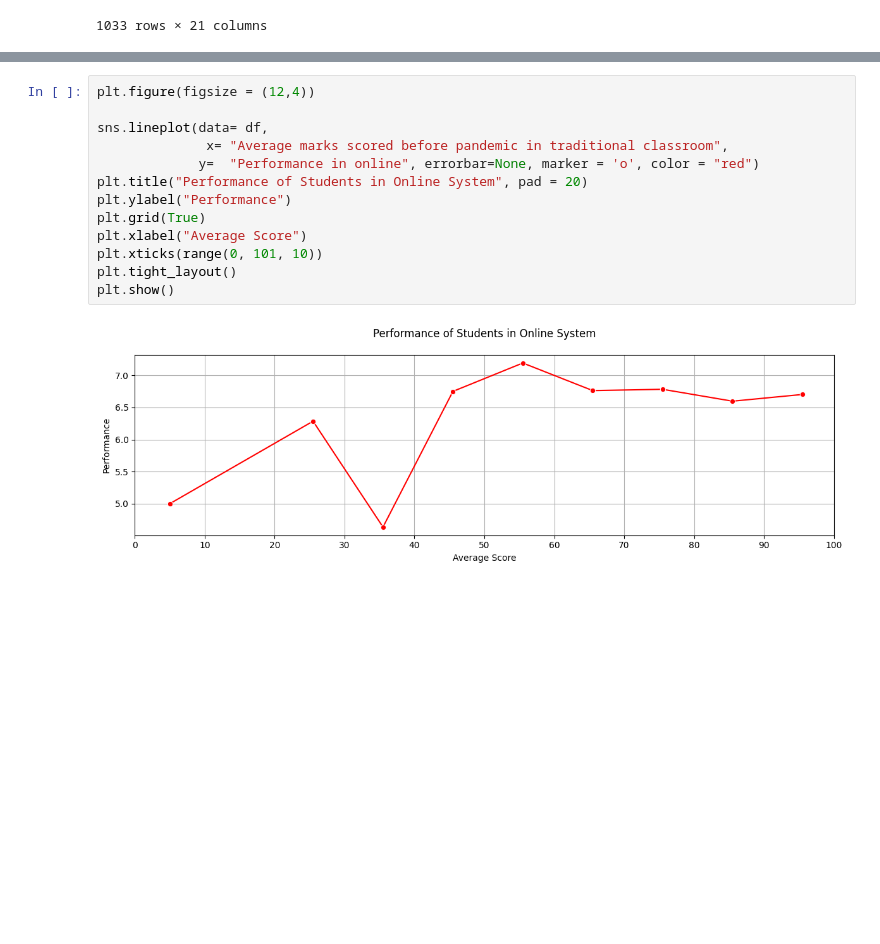
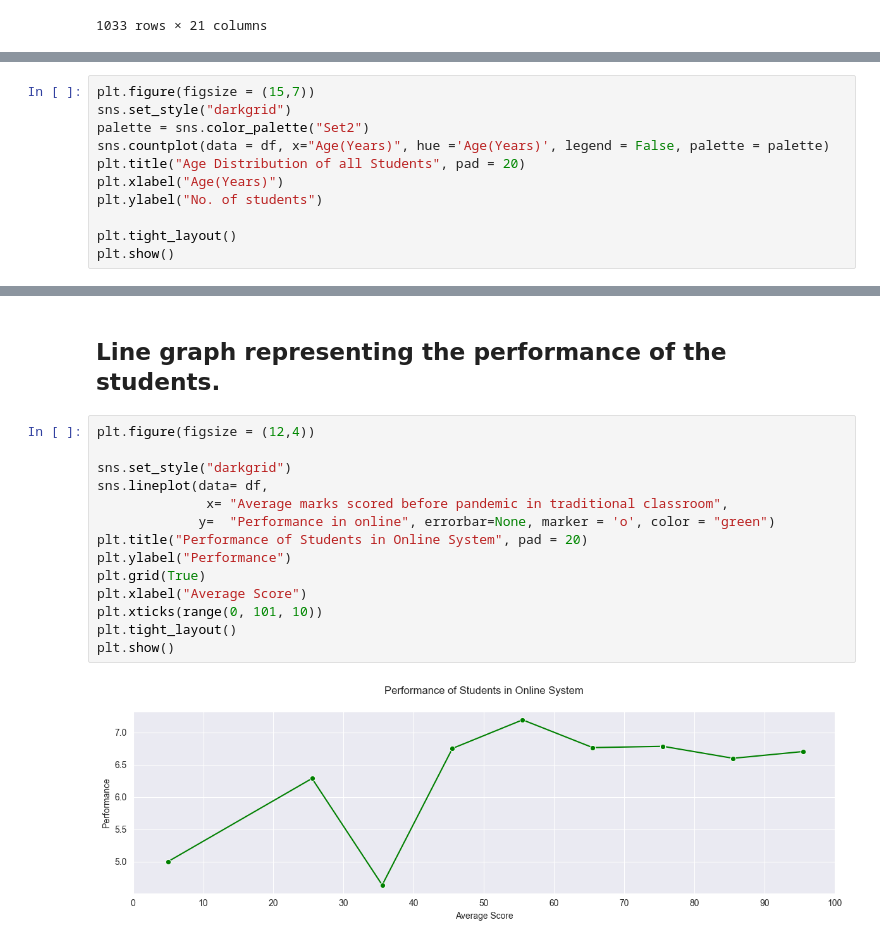
Before and after one commit to SoRaz049/DataAnalysisProjects, a Jupyter notebook: Online Education System/online_education_system.ipynb, the cells around one changed output, grey strips where cells are left out. Saved outputs shown, nothing was run; the diff lists cells and outputs as text; blank space fills up the shorter version.

Commit message:
Data visuallization done with insights.

```diff
--- a/Online Education System/online_education_system.ipynb
+++ b/Online Education System/online_education_system.ipynb
@@ -157,0 +210,11 @@ df
+# %%
+plt.figure(figsize = (15,7))
+sns.set_style("darkgrid")
+palette = sns.color_palette("Set2")
+sns.countplot(data = df, x="Age(Years)", hue ='Age(Years)', legend = False, palette = palette)
+plt.title("Age Distribution of all Students", pad = 20)
+plt.xlabel("Age(Years)")
+plt.ylabel("No. of students")
+
+plt.tight_layout()
+plt.show()
@@ -198,15 +246,18 @@ df.dropna()
+# %% [markdown]
+## Line graph representing the performance of the students.
 # %%
 plt.figure(figsize = (12,4))
 
+sns.set_style("darkgrid")
 sns.lineplot(data= df,
               x= "Average marks scored before pandemic in traditional classroom",
-             y=  "Performance in online", errorbar=None, marker = 'o', color = "red")
+             y=  "Performance in online", errorbar=None, marker = 'o', color = "green")
 plt.title("Performance of Students in Online System", pad = 20)
 plt.ylabel("Performance")
 plt.grid(True)
 plt.xlabel("Average Score")
 plt.xticks(range(0, 101, 10))
 plt.tight_layout()
 plt.show()
 # %% [output]
-[figure, old version]
+[figure, new version]
```
Also changed, not shown: parts of 31 cells of this notebook.
